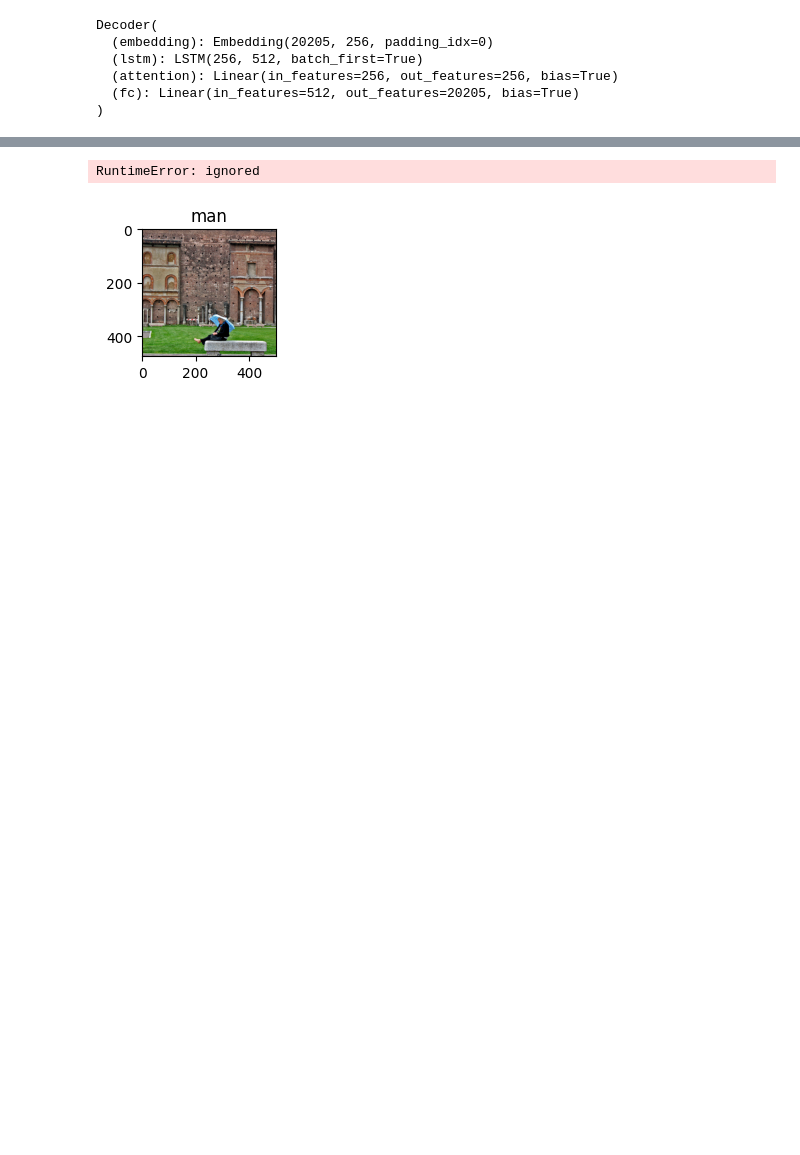
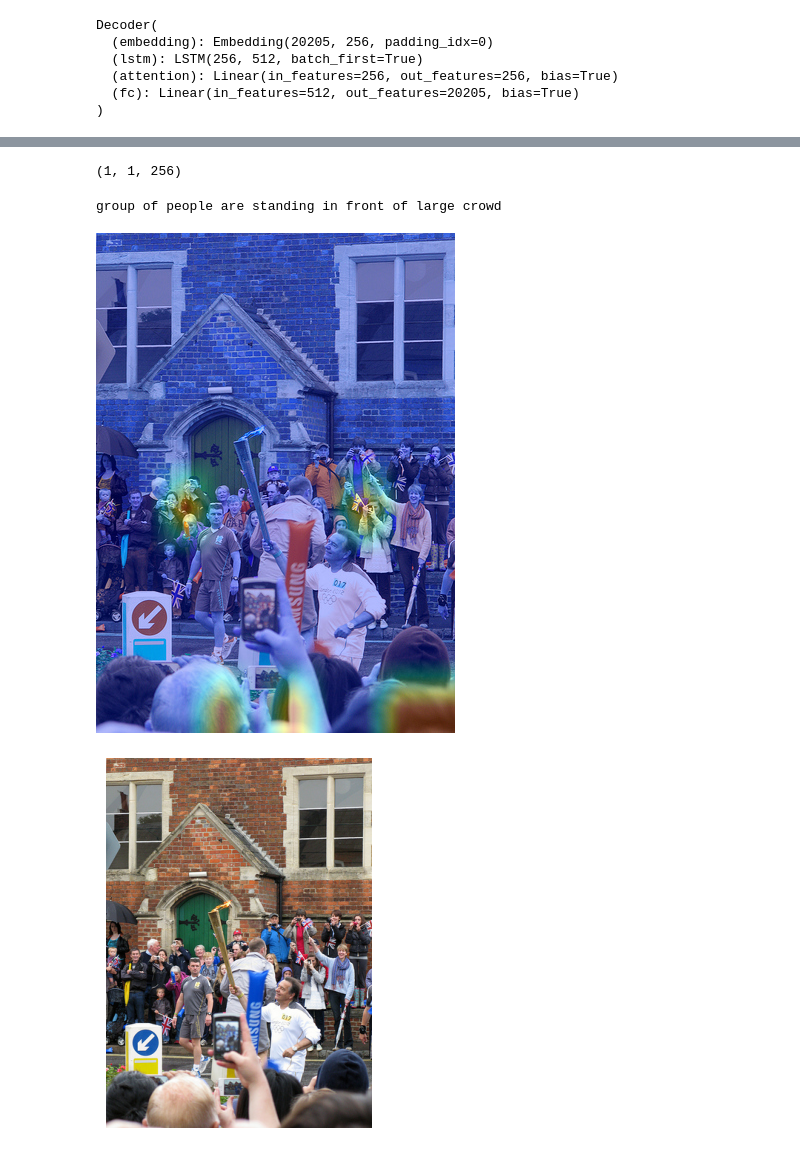
Before and after one commit to shaheriar/Image-Captioning-AI, a Jupyter notebook: CS228FinalProject.ipynb, the cells around one changed output, grey strips where cells are left out. Saved outputs shown, nothing was run; the diff lists cells and outputs as text; code cells hidden in the pictures; blank space fills up the shorter version.

```diff
--- a/CS228FinalProject.ipynb
+++ b/CS228FinalProject.ipynb
@@ -380,23 +370,55 @@ tensor([[[ 0.3335, -0.2511, -0.2315,  ...,  0.2894,  0.0965,  0.0991],
-# %%
-from torchvision.utils import make_grid
-import torch.nn.functional as F
-
-def visualize_attention(image, full_caption, attnweights):
-  fig = plt.figure(figsize=(10,10))
-  columns = 5
-  rows = 5
-  ax = []
-  for i in range(columns*rows):
-    ax.append(fig.add_subplot(rows, columns, i+1))
-    ax[-1].set_title(full_caption[i])
-    plt.imshow(image)
-    plt.imshow(attnweights[i].reshape(10,10).cpu(), cmap='gray', alpha=0.6, extent=(0,224,224,0))
-  plt.show()
-
-visualize_attention(normal_image, full_caption, attnweights)
-# %% [output]
-RuntimeError: ignored
-[figure, removed]
+# %%
+decoder.attention_weights.shape
+# %% [output]
+(1, 1, 256)
+# %%
+import torch
+from google.colab.patches import cv2_imshow
+# Resize attention weights to match image dimensions
+k = random.randint(0, len(dataset))
+normal_image_path = os.path.join(dataset.data_dir, dataset.image_paths[k])
+normal_image = cv2.imread(normal_image_path)
+normal_image = cv2.cvtColor(normal_image, cv2.COLOR_BGR2RGB)
+image = dataset[k][0].unsqueeze(0)
+image = image.to(device, dtype=torch.float)
+full_caption = inference_function(image)
+plt.figure()
+plt.axis('off')
+plt.imshow(normal_image,aspect='equal')
+attention_weights = decoder.attention_weights[0]  # Assuming attention_weights has shape (H', W')
+attention_weights_tensor = torch.from_numpy(attention_weights)
+
+resized_attention_weights = F.interpolate(torch.unsqueeze(torch.unsqueeze(attention_weights_tensor, 0), 0),
+                                          size=(10, 10),
+                                          mode='bilinear',
+                                          align_corners=False)
+resized_attention_weights = resized_attention_weights.squeeze().squeeze().detach().cpu().numpy()
+normalized_attention_weights = (resized_attention_weights - resized_attention_weights.min()) / (
+    resized_attention_weights.max() - resized_attention_weights.min()
+)
+
+# Load the image
+image = normal_image
+heatmap = cv2.applyColorMap(np.uint8(255 * normalized_attention_weights), cv2.COLORMAP_JET)
+# Resize the heatmap to match the image dimensions
+resized_heatmap = cv2.resize(heatmap, (image.shape[1], image.shape[0]))
+
+# Normalize the resized heatmap between 0 and 1
+normalized_heatmap = cv2.normalize(resized_heatmap, None, alpha=0, beta=255, norm_type=cv2.NORM_MINMAX, dtype=cv2.CV_8U)
+
+# Convert the heatmap to a color map
+colormap = cv2.applyColorMap(normalized_heatmap, cv2.COLORMAP_JET)
+
+# Blend the heatmap with the original image
+attention_map = cv2.addWeighted(image, 0.7, colormap, 0.3, 0)
+
+# Display the attention map
+print(' '.join(full_caption))
+cv2_imshow(attention_map)
+# %% [output]
+group of people are standing in front of large crowd
+[figure, added]
+[figure, added]
 # %%
 #from google.colab import files
 #torch.save(encoder.state_dict(), 'encoder.pth')
```
Also changed, not shown: parts of 4 cells of this notebook.
